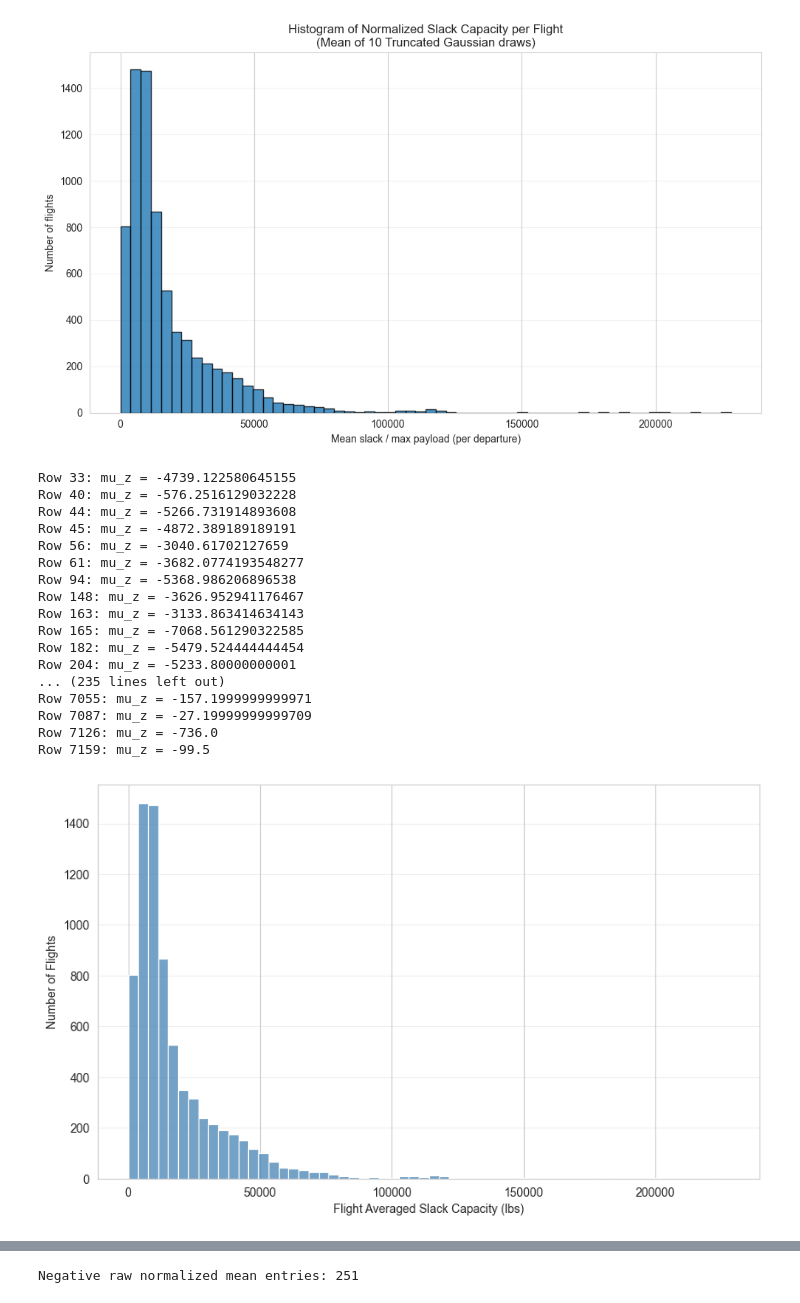
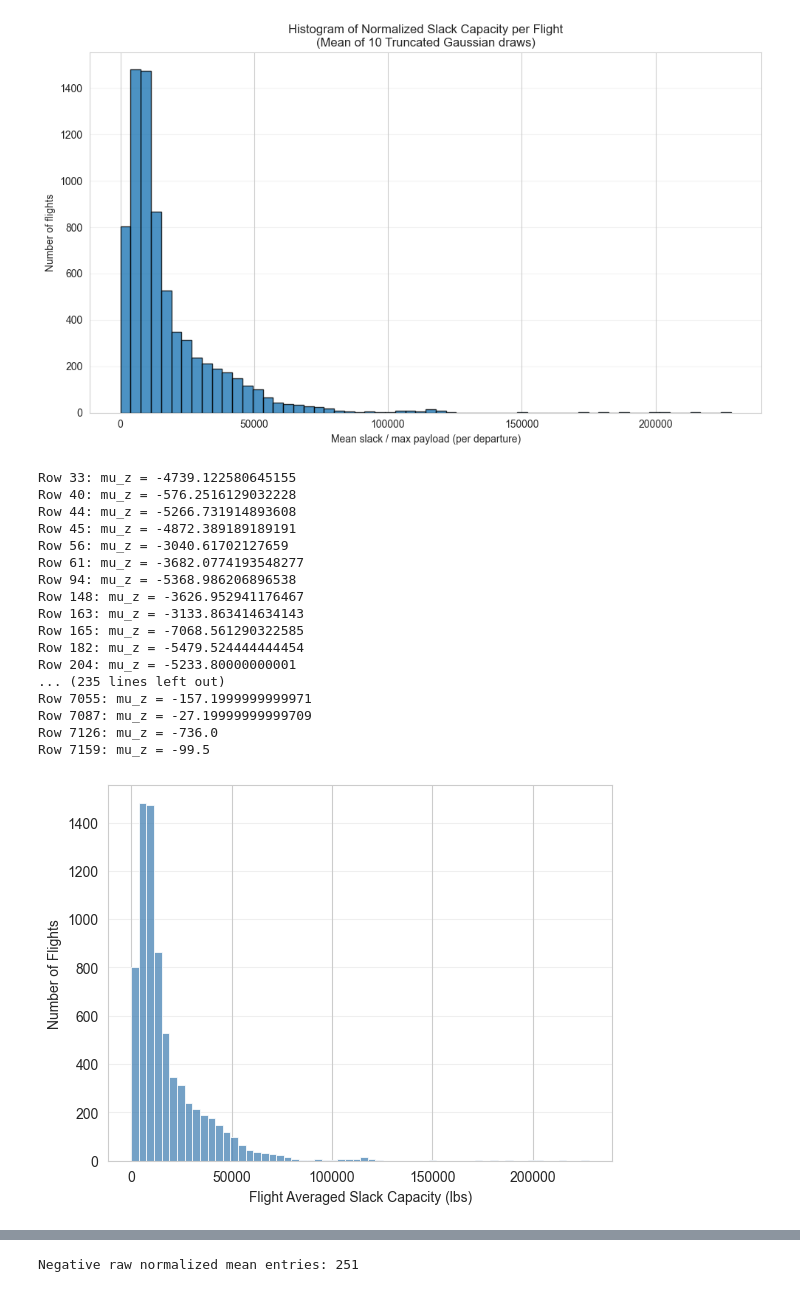
Before and after one commit to cubicalknight/humanitarian-multimodal, a Jupyter notebook: notebooks/t100_analysis.ipynb, the cells around one changed output, grey strips where cells are left out. Cells and saved outputs as stored; diff of their text form; code cells hidden in the pictures.

Commit message:
Revised visuals

```diff
--- a/notebooks/t100_analysis.ipynb
+++ b/notebooks/t100_analysis.ipynb
@@ -120,40 +123,49 @@ import matplotlib.pyplot as plt
 import seaborn as sns
 from pathlib import Path
 
+plt.rcParams.update({
+    "font.size": 10,
+    "axes.labelsize": 10,
+    "axes.titlesize": 10,
+    "xtick.labelsize": 10,
+    "ytick.labelsize": 10,
+    "legend.fontsize": 10,
+})
+
 figures_dir = Path("../output/figures")
 figures_dir.mkdir(parents=True, exist_ok=True)
 
-plt.figure(figsize=(10, 6))
+plt.figure(figsize=(6.5, 6.5*3/4))
 sns.histplot(mean_slack_per_flight, bins=60, kde=False, color="steelblue")
 plt.xlabel("Flight Averaged Slack Capacity (lbs)")
 plt.ylabel("Number of Flights")
 plt.grid(axis="y", alpha=0.3)
 plt.savefig(figures_dir / "mean_slack_histogram.pdf", dpi=300, bbox_inches="tight")
 plt.show()
 
-plt.figure(figsize=(10, 6))
+plt.figure(figsize=(6.5, 6.5*3/4))
 sns.histplot(normalized_mean_slack, bins=60, kde=False, color="seagreen")
 plt.xlabel("Flight Averaged Slack Capacity / Max Payload")
 plt.ylabel("Number of Flights")
 plt.grid(axis="y", alpha=0.3)
 plt.savefig(figures_dir / "normalized_mean_slack_histogram.pdf", dpi=300, bbox_inches="tight")
 plt.show()
 # %% [output]
 Row 33: mu_z = -4739.122580645155
 Row 40: mu_z = -576.2516129032228
 Row 44: mu_z = -5266.731914893608
 Row 45: mu_z = -4872.389189189191
 Row 56: mu_z = -3040.61702127659
 Row 61: mu_z = -3682.0774193548277
 Row 94: mu_z = -5368.986206896538
 Row 148: mu_z = -3626.952941176467
 Row 163: mu_z = -3133.863414634143
 Row 165: mu_z = -7068.561290322585
 Row 182: mu_z = -5479.524444444454
 Row 204: mu_z = -5233.80000000001
 ... (235 lines left out)
 Row 7055: mu_z = -157.1999999999971
 Row 7087: mu_z = -27.19999999999709
 Row 7126: mu_z = -736.0
 Row 7159: mu_z = -99.5
-[figure, old version]
+[figure, new version]
```
Also changed, not shown: parts of 2 cells of this notebook, 8 other files.
